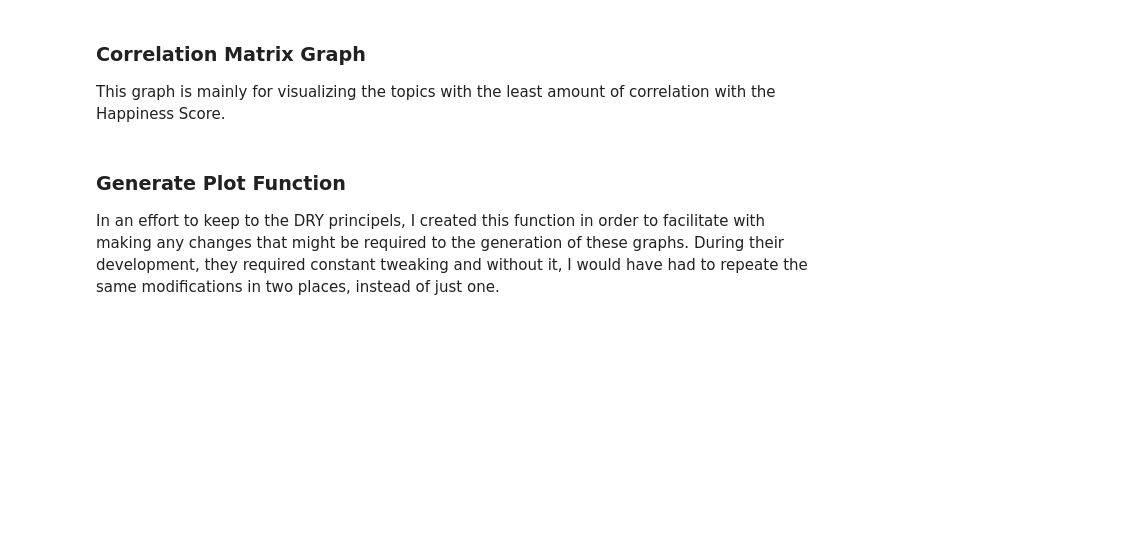
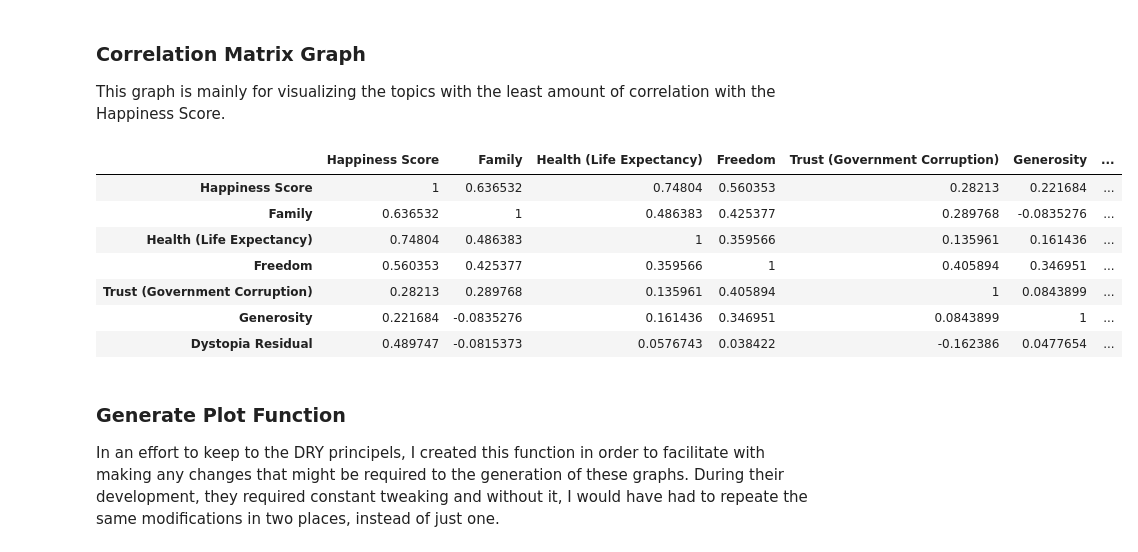
Before and after one commit to sts-sadr/data_analysis, a Jupyter notebook: happiness/World_Happiness_Exercise.ipynb, the cells around one changed output. Cells and saved outputs as stored; diff of their text form; code cells hidden in the pictures; blank space fills up the shorter version.

```diff
--- a/happiness/World_Happiness_Exercise.ipynb
+++ b/happiness/World_Happiness_Exercise.ipynb
@@ -299,18 +299,29 @@ def correlation_matrix(df):
         the css property `'color: red'` for negative
         strings, black otherwise.
         """
-        color = 'red' if val < 0 else 'black'
-        return 'color: %s' % color
+        color = "red" if val < 0 else "black"
+        return f"color: {color}"
 
     # Hightlight large numbers
     def highlight_max(s):
-        '''
-        highlight the maximum in a Series yellow.
-        '''
+        """
+        Highlight the maximum in a Series yellow.
+        """
         is_max = s == s.max()
-        return ['background-color: yellow' if v else '' for v in is_max]
+        return ["background-color: yellow" if v else "" for v in is_max]
 
-    df.style.applymap(color_negative_red).apply(highlight_max)
+    return df.style.applymap(color_negative_red).apply(highlight_max)
+# %%
+correlation_matrix(corr_matrix)
+# %% [output]
+|  | Happiness Score | Family | Health (Life Expectancy) | Freedom | Trust (Government Corruption) | Generosity | ... |
+| Happiness Score | 1 | 0.636532 | 0.74804 | 0.560353 | 0.28213 | 0.221684 | ... |
+| Family | 0.636532 | 1 | 0.486383 | 0.425377 | 0.289768 | -0.0835276 | ... |
+| Health (Life Expectancy) | 0.74804 | 0.486383 | 1 | 0.359566 | 0.135961 | 0.161436 | ... |
+| Freedom | 0.560353 | 0.425377 | 0.359566 | 1 | 0.405894 | 0.346951 | ... |
+| Trust (Government Corruption) | 0.28213 | 0.289768 | 0.135961 | 0.405894 | 1 | 0.0843899 | ... |
+| Generosity | 0.221684 | -0.0835276 | 0.161436 | 0.346951 | 0.0843899 | 1 | ... |
+| Dystopia Residual | 0.489747 | -0.0815373 | 0.0576743 | 0.038422 | -0.162386 | 0.0477654 | ... |
 # %% [markdown]
 ### Generate Plot Function
 
```
Also changed, not shown: parts of 2 cells of this notebook.
